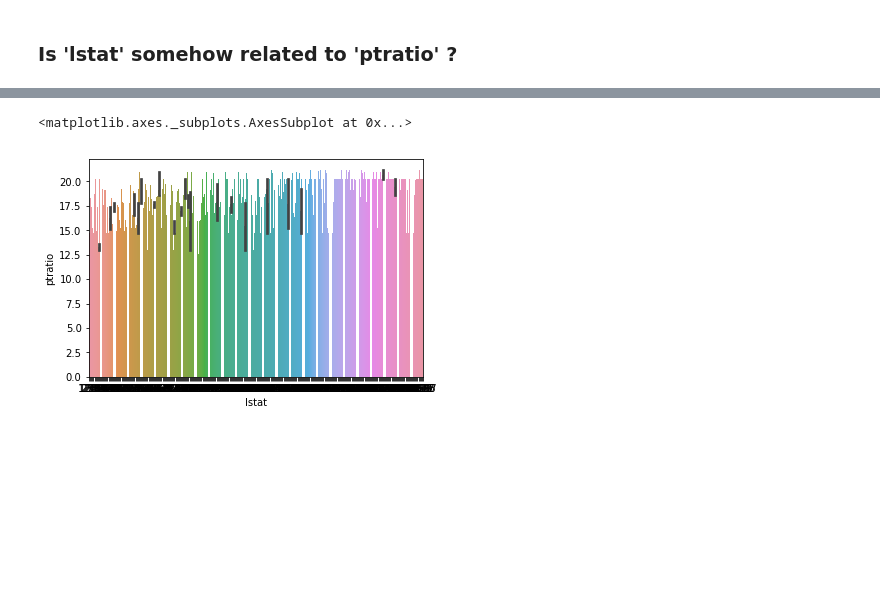
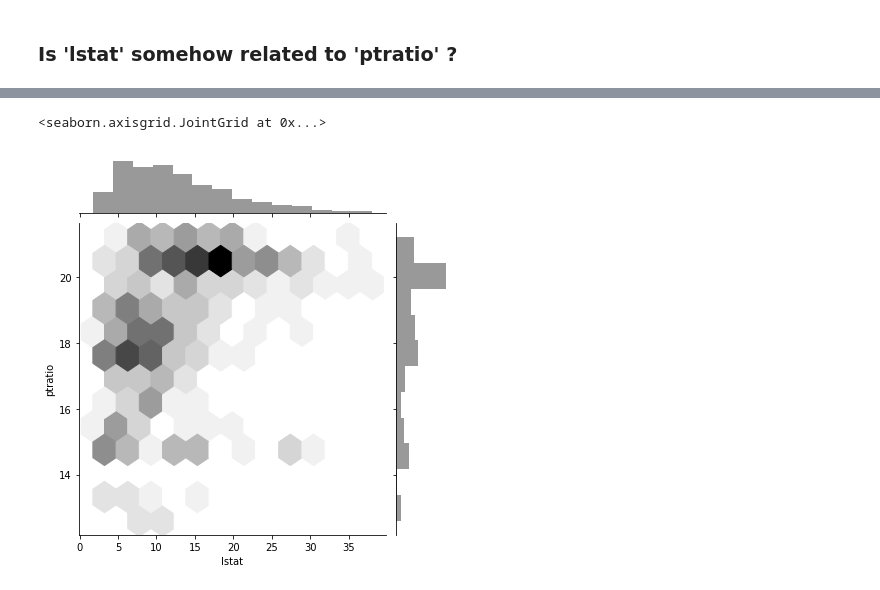
Before and after one commit to vishnutalanki/BostonHosuing, a Jupyter notebook: Exploratory Data Analysis of Boston housing prices.ipynb, the cells around one changed output, grey strips where cells are left out. Cells and saved outputs as stored; diff of their text form; code cells hidden in the pictures; blank space fills up the shorter version.

Commit message:
hex plot

```diff
--- a/Exploratory Data Analysis of Boston housing prices.ipynb
+++ b/Exploratory Data Analysis of Boston housing prices.ipynb
@@ -88,5 +93,5 @@ The relationship is not clear. But one can observe that apart from a certain num
 # %%
-sns.barplot(x="lstat",y="ptratio",data=data)
+sns.jointplot(x="lstat",y="ptratio",data=data,kind="hex",color="k")
 # %% [output]
-<matplotlib.axes._subplots.AxesSubplot at 0x...>
+<seaborn.axisgrid.JointGrid at 0x...>
-[figure, old version]
+[figure, new version]
```
Also changed, not shown: parts of 1 cell of this notebook.
